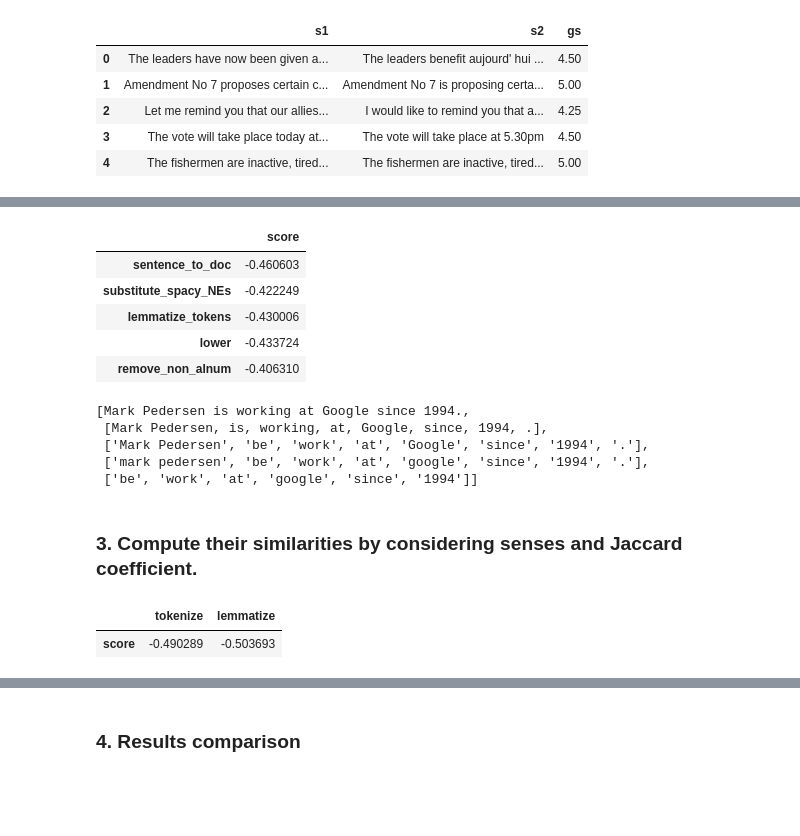
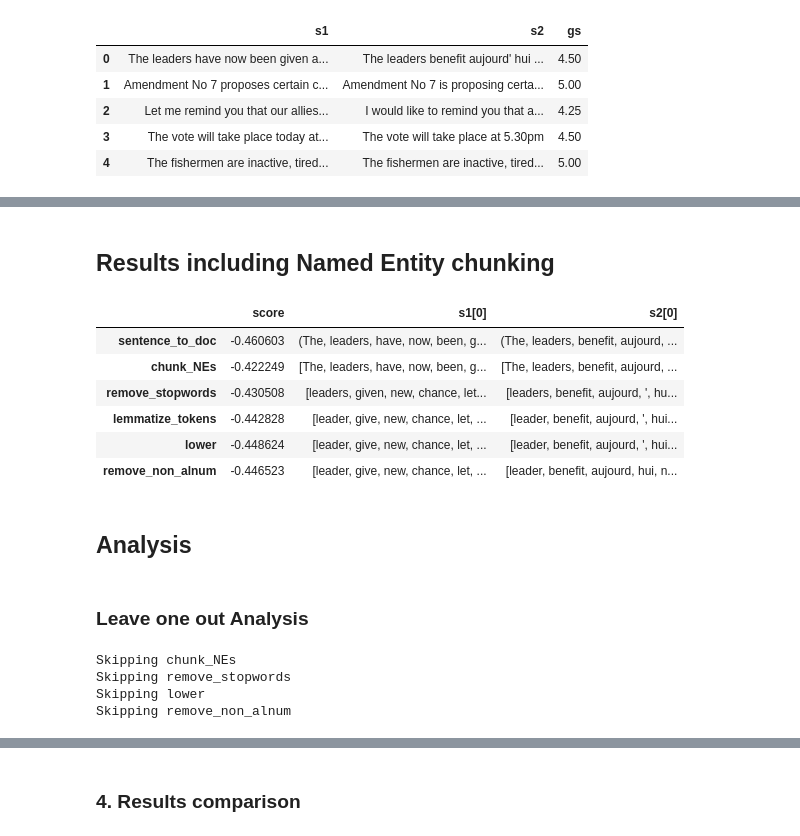
Before and after one commit to ZachParent/mai-intro-to-human-language-technologies, a Jupyter notebook: lab7/lab7.ipynb, the cells around one changed output, grey strips where cells are left out. Cells and saved outputs as stored; diff of their text form; code cells hidden in the pictures; blank space fills up the shorter version.

```diff
--- a/lab7/lab7.ipynb
+++ b/lab7/lab7.ipynb
@@ -130,7 +114,7 @@ def apply_steps_to_sentence(sentence, steps):
         sentence = steps[i](sentence)
         yield sentence
 
-def apply_steps(s1_values, s2_values, steps):
+def apply_steps_and_score(s1_values, s2_values, steps):
     for i in range(len(steps)):
         s1_values = s1_values.apply(steps[i])
         s2_values = s2_values.apply(steps[i])
@@ -186,5 +131,5 @@ def prepend_nltk_NEs(tokens):
 # %%
-def substitute_spacy_NEs(doc):
+def chunk_NEs(doc):
     with doc.retokenize() as retokenizer:
         tokens = [token for token in doc]
         for ent in doc.ents:
@@ -217,37 +167,61 @@ substitute_spacy_NEs(s1_tokens.iloc[18])
+# %% [markdown]
+## Results including Named Entity chunking
 # %%
 steps = [
     sentence_to_doc,
-    substitute_spacy_NEs,
+    chunk_NEs,
+    remove_stopwords,
     lemmatize_tokens,
     lower,
     remove_non_alnum
 ]
 results = pd.DataFrame(
-    list(apply_steps(dt["s1"], dt["s2"], steps)),
-    columns=["score"],
+    { 'score':
+        list(apply_steps_and_score(dt["s1"], dt["s2"], steps)),
+        's1[0]': apply_steps_to_sentence(dt["s1"].iloc[0], steps),
+        's2[0]': apply_steps_to_sentence(dt["s2"].iloc[0], steps),
+    },
     index=[step.__name__ for step in steps]
 )
-results.head()
+results
 # %% [output]
-|  | score |
-| sentence_to_doc | -0.460603 |
-| substitute_spacy_NEs | -0.422249 |
-| lemmatize_tokens | -0.430006 |
-| lower | -0.433724 |
-| remove_non_alnum | -0.406310 |
+|  | score | s1[0] | s2[0] |
+| sentence_to_doc | -0.460603 | (The, leaders, have, now, been, g... | (The, leaders, benefit, aujourd, ... |
+| chunk_NEs | -0.422249 | [The, leaders, have, now, been, g... | [The, leaders, benefit, aujourd, ... |
+| remove_stopwords | -0.430508 | [leaders, given, new, chance, let... | [leaders, benefit, aujourd, ', hu... |
+| lemmatize_tokens | -0.442828 | [leader, give, new, chance, let, ... | [leader, benefit, aujourd, ', hui... |
+| lower | -0.448624 | [leader, give, new, chance, let, ... | [leader, benefit, aujourd, ', hui... |
+| remove_non_alnum | -0.446523 | [leader, give, new, chance, let, ... | [leader, benefit, aujourd, hui, n... |
-# %%
-list(apply_steps_to_sentence("Mark Pedersen is working at Google since 1994.", steps))
-# %% [output]
-[Mark Pedersen is working at Google since 1994.,
- [Mark Pedersen, is, working, at, Google, since, 1994, .],
- ['Mark Pedersen', 'be', 'work', 'at', 'Google', 'since', '1994', '.'],
- ['mark pedersen', 'be', 'work', 'at', 'google', 'since', '1994', '.'],
- ['be', 'work', 'at', 'google', 'since', '1994']]
 # %% [markdown]
-### 3. Compute their similarities by considering senses and Jaccard coefficient.
+## Analysis
-# %%
-# TODO
-results.head()
-# %% [output]
-|  | tokenize | lemmatize |
-| score | -0.490289 | -0.503693 |
+# %% [markdown]
+### Leave one out Analysis
+# %%
+steps = [
+    sentence_to_doc,
+    chunk_NEs,
+    remove_stopwords,
+    lemmatize_tokens,
+    lower,
+    remove_non_alnum
+]
+
+steps_to_skip = [
+    chunk_NEs,
+    remove_stopwords,
+    lower,
+    remove_non_alnum,
+]
+
+leave_one_out_results = pd.DataFrame(columns=["score"])
+
+for step_to_skip in steps_to_skip:
+    steps_to_use = [step for step in steps if step != step_to_skip]
+    print(f"Skipping {step_to_skip.__name__}")
+    scores = list(apply_steps_and_score(dt["s1"], dt["s2"], steps_to_use))
+    leave_one_out_results.loc[step_to_skip.__name__] = scores[-1]
+# %% [output]
+Skipping chunk_NEs
+Skipping remove_stopwords
+Skipping lower
+Skipping remove_non_alnum
```
Also changed, not shown: parts of 18 cells of this notebook.
